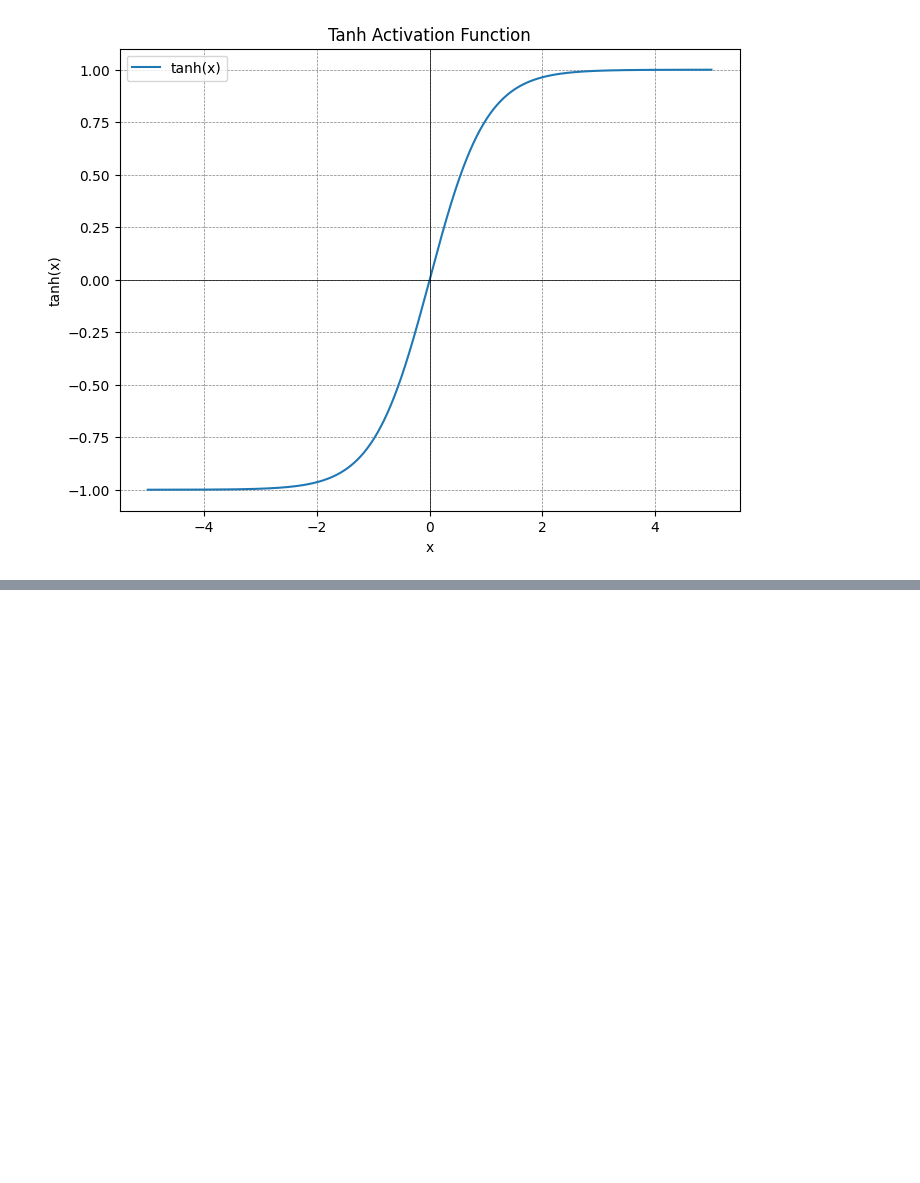
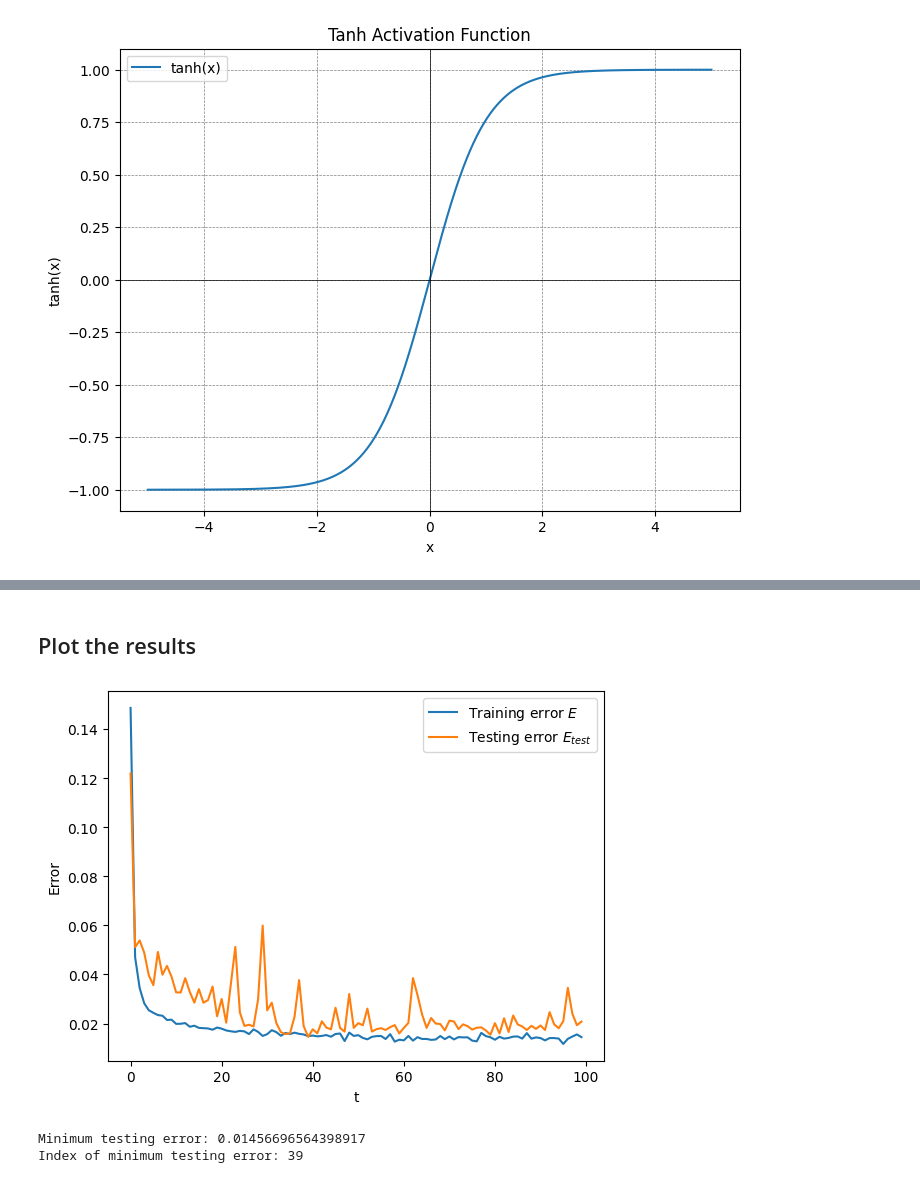
Before and after one commit to oyjuffer/NNCI-3, a Jupyter notebook: main.ipynb, the cells around one changed output, grey strips where cells are left out. Cells and saved outputs as stored; diff of their text form; code cells hidden in the pictures; blank space fills up the shorter version.

Commit message:
Add real world dataset

```diff
--- a/main.ipynb
+++ b/main.ipynb
@@ -474,0 +479,9 @@ plt.show()
+# %%
+# Load input data from CSV file
+xi = pd.read_csv("data/xzscore.csv", delimiter=",", header=None)
+
+# Load target output data from CSV file
+tau = pd.read_csv("data/tshift.csv", delimiter=",", header=None)
+
+# Combine input and target output data into a dataset of (input, target) pairs
+dataset = [(xi.iloc[:, i], tau.iloc[:, i][0]) for i in range(252)]
@@ -474,0 +490,16 @@ plt.show()
+# %%
+# Define network parameters
+P = 200  # Number of training samples
+Q = 52  # Number of testing samples
+N = 13   # Input dimensionality
+K = 4    # Number of neurons in the hidden layer
+
+# Split dataset into training and testing sets
+train_set = dataset[:P]
+test_set = dataset[P:P+Q]
+
+# Initialize network with specified parameters and learning rate
+network = Network(P=P, Q=Q, N=N, K=K, learning_rate=0.03)
+
+# Train the network and retrieve training and testing errors
+train_err, test_err, weights = network.train(t_max=150, train_set=train_set, test_set=test_set)
@@ -474,0 +524,25 @@ plt.show()
+# %% [markdown]
+## Plot the results
+# %%
+# Plot the training and testing errors over epochs
+plt.plot(train_err, label=r'Training error $E$')
+plt.plot(test_err, label=r'Testing error $E_{test}$')
+
+# Add a legend to the plot
+plt.legend()
+
+# Add labels to the x and y axes
+plt.xlabel('t')
+plt.ylabel('Error')
+
+# Display the plot
+plt.show()
+
+# Print minimum testing error
+print(f"Minimum testing error: {min(test_err)}")
+# Print index of minimum testing error
+print(f"Index of minimum testing error: {test_err.index(min(test_err))}")
+# %% [output]
+[figure, added]
+Minimum testing error: 0.01456696564398917
+Index of minimum testing error: 39
```
Also changed, not shown: parts of 4 cells of this notebook, 4 other files.
